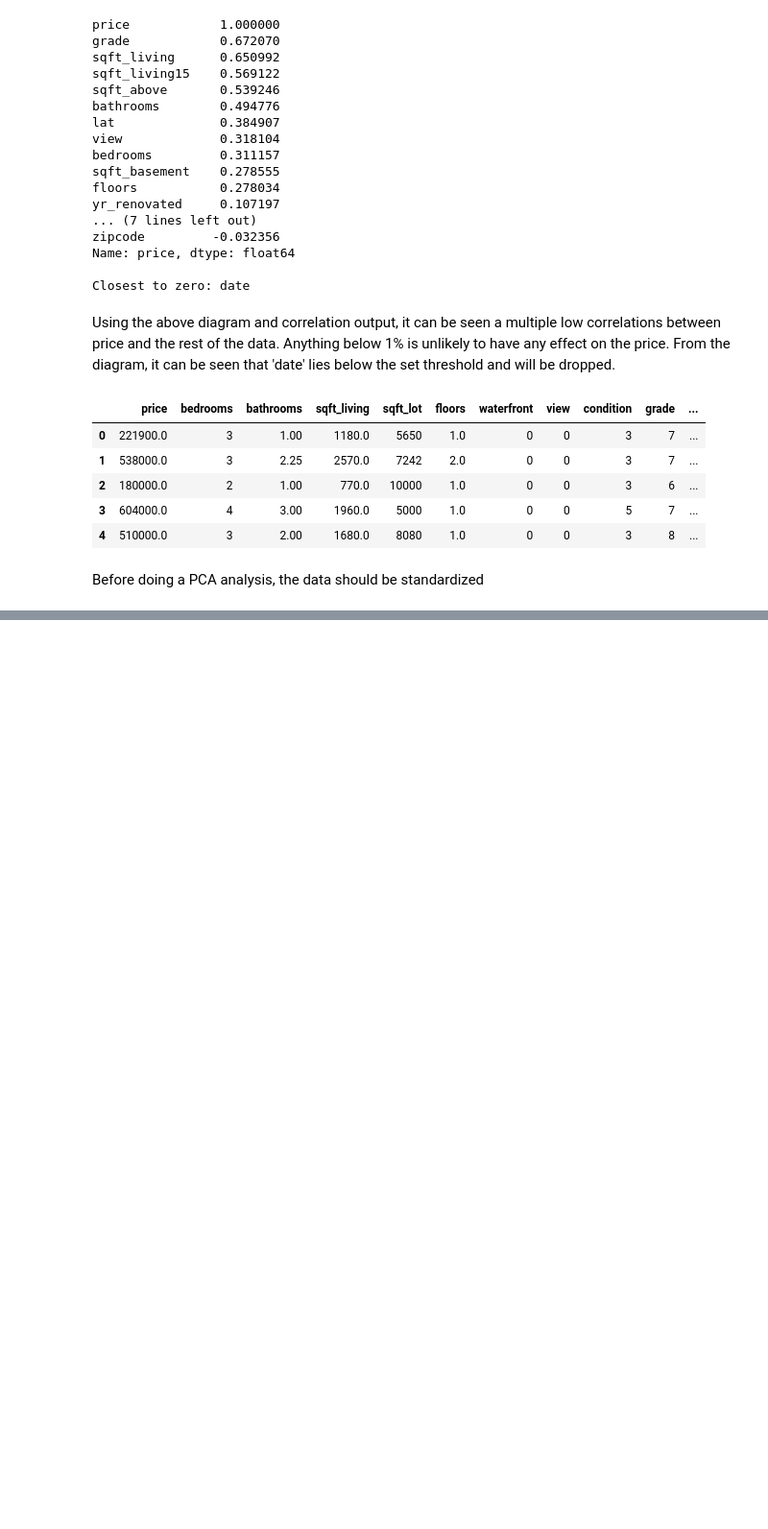
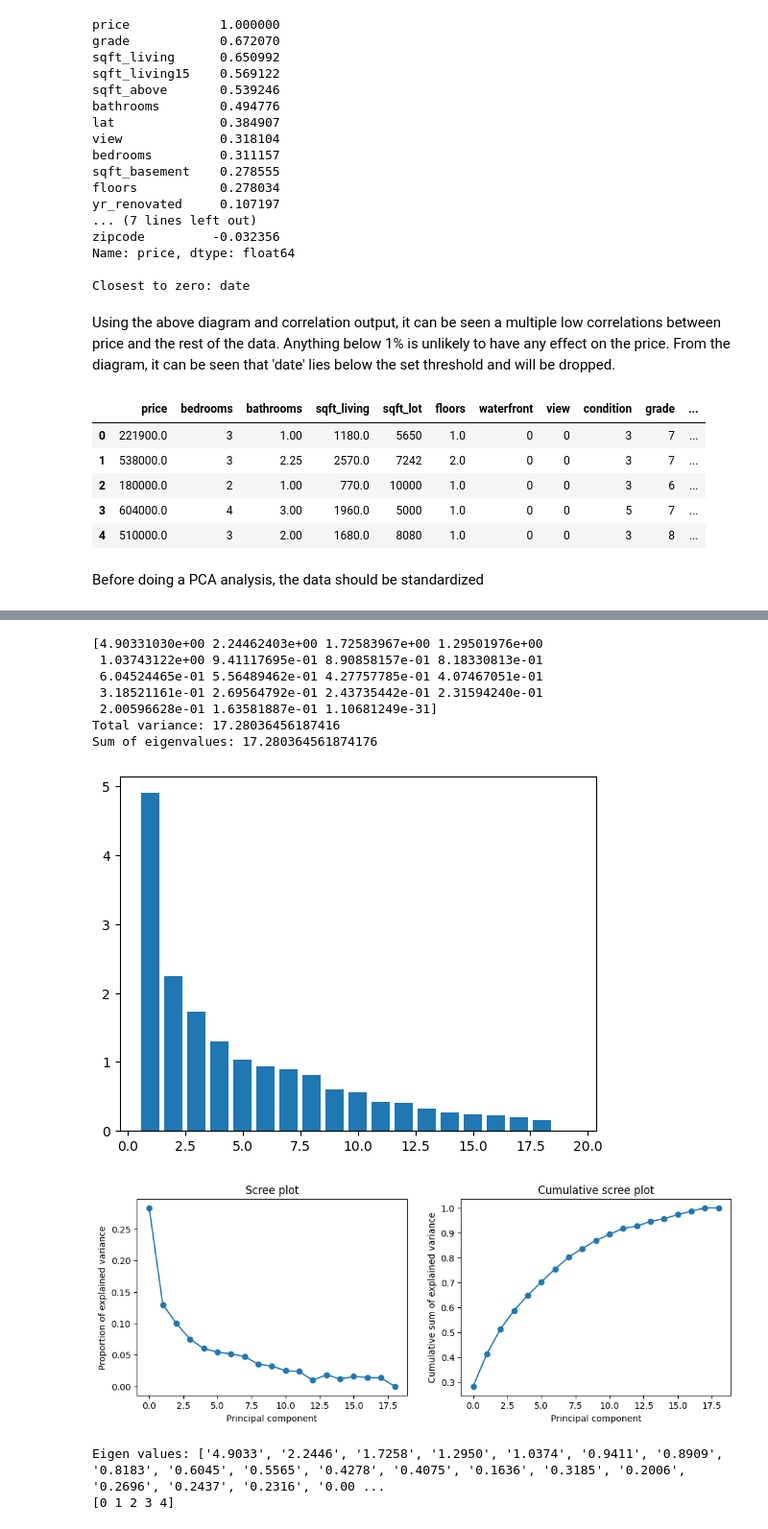
Before and after one commit to Peter537/Dat4-BI-MP3, a Jupyter notebook: house-data.ipynb, the cells around one changed output, grey strips where cells are left out. Shown at 96% size. Saved outputs shown, nothing was run; the diff lists cells and outputs as text; code cells hidden in the pictures; blank space fills up the shorter version.

```diff
--- a/house-data.ipynb
+++ b/house-data.ipynb
@@ -235,0 +233,57 @@ plt.bar(range(1, 20), pca.explained_variance_)
+# %%
+# First the PCA analysis with the full dataset
+from sklearn.decomposition import PCA
+
+pca = PCA(n_components=transformed_df.columns.size)
+transformed_df.isna().sum()
+transformed_df = transformed_df.dropna()
+transformed_df.isna().sum()
+pca_result = pca.fit_transform(transformed_df)
+
+plt.bar(range(1, 20), pca.explained_variance_)
+print(pca.explained_variance_)
+
+# Now it is manually calculated to check if the results are the same or similar
+eig_vals, eig_vecs = np.linalg.eig(transformed_df.cov())
+
+total_var = transformed_df.var().sum()
+print(f"Total variance: {total_var}")
+
+eig_vals_sum = eig_vals.sum()
+print(f"Sum of eigenvalues: {eig_vals_sum}")
+# Both the sum of the eigenvalues and the total variance should be equal to each other, or at least approximately equal
+
+var_exp = eig_vals / total_var
+
+# The scree plot is used to visually determine the number of principal components by looking for the "elbow" of the scree
+fig, ax = plt.subplots(1, 2, figsize=(12, 4))
+
+ax[0].plot(var_exp, marker="o")
+ax[0].set_xlabel("Principal component")
+ax[0].set_ylabel("Proportion of explained variance")
+ax[0].set_title("Scree plot")
+
+ax[1].plot(np.cumsum(var_exp), marker="o")
+ax[1].set_xlabel("Principal component")
+ax[1].set_ylabel("Cumulative sum of explained variance")
+ax[1].set_title("Cumulative scree plot")
+plt.show()
+
+# Finally, the Kaiser rule is applied to determine the number of principal components to keep based on the eigenvalues above 1
+formatted_eig_vals = ["{:.4f}".format(i) for i in eig_vals]
+print(f"Eigen values: {formatted_eig_vals}" )
+
+kaiser_rule = np.where(eig_vals > 1)[0]
+print(kaiser_rule)
+# %% [output]
+[4.90331030e+00 2.24462403e+00 1.72583967e+00 1.29501976e+00
+ 1.03743122e+00 9.41117695e-01 8.90858157e-01 8.18330813e-01
+ 6.04524465e-01 5.56489462e-01 4.27757785e-01 4.07467051e-01
+ 3.18521161e-01 2.69564792e-01 2.43735442e-01 2.31594240e-01
+ 2.00596628e-01 1.63581887e-01 1.10681249e-31]
+Total variance: 17.28036456187416
+Sum of eigenvalues: 17.280364561874176
+[figure, added]
+[figure, added]
+Eigen values: ['4.9033', '2.2446', '1.7258', '1.2950', '1.0374', '0.9411', '0.8909', '0.8183', '0.6045', '0.5565', '0.4278', '0.4075', '0.1636', '0.3185', '0.2006', '0.2696', '0.2437', '0.2316', '0.00 ...
+[0 1 2 3 4]
```
Also changed, not shown: parts of 6 cells of this notebook.
